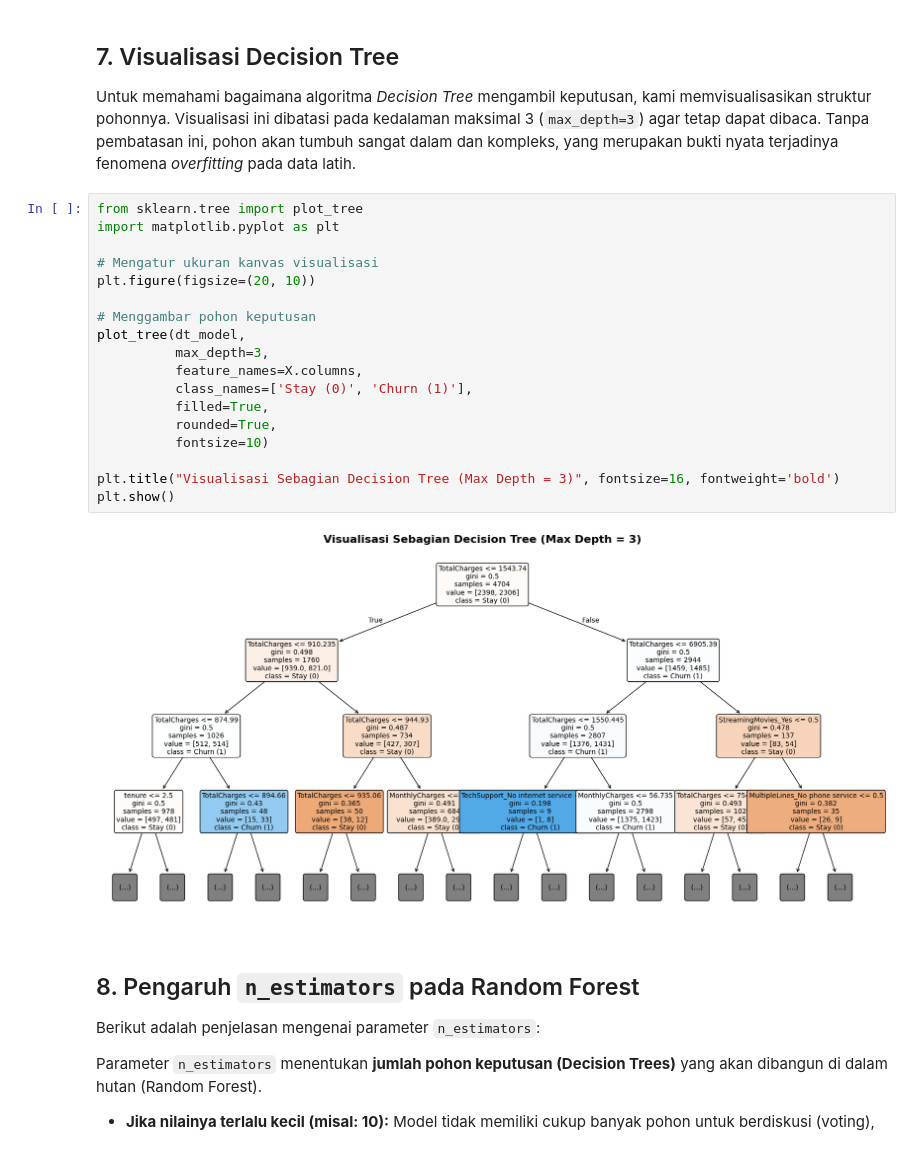
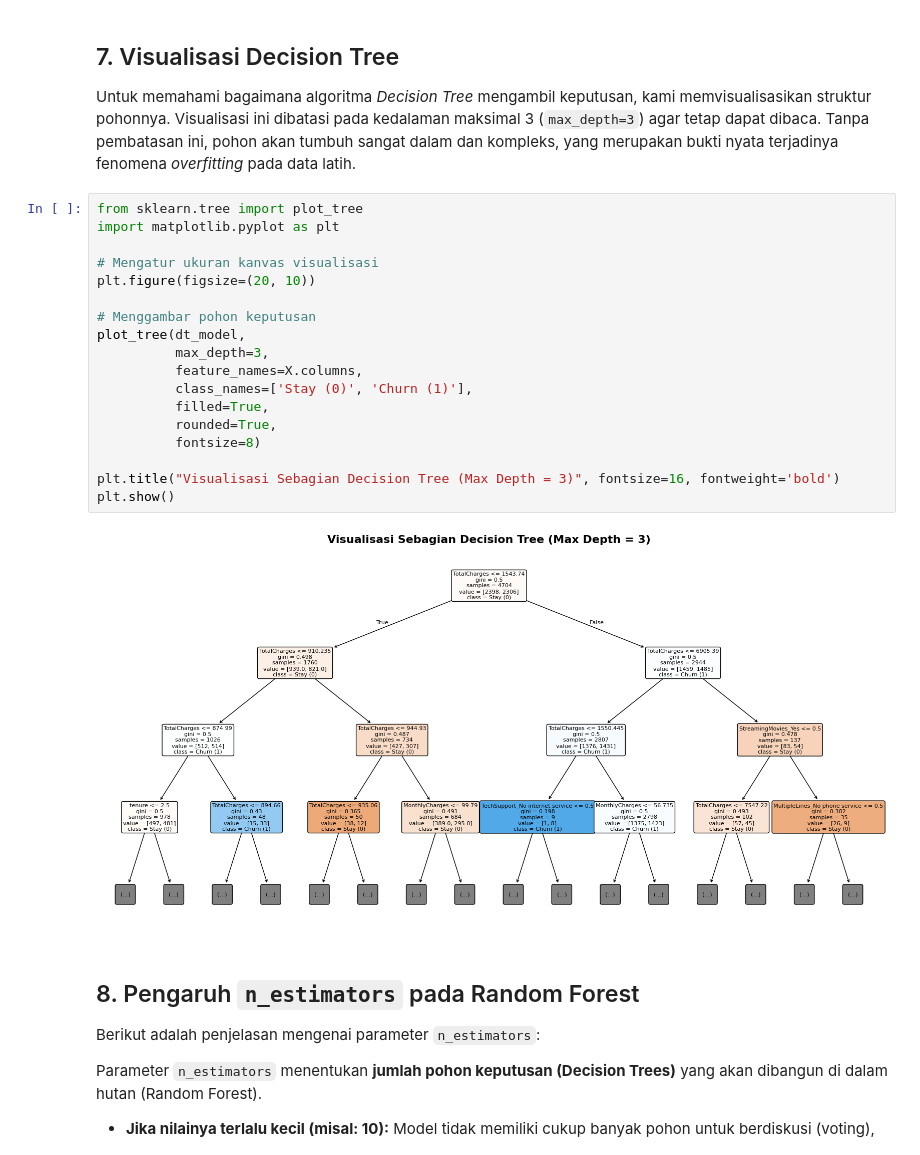
Before and after one commit to hidnira-lab/introduce-data-science, a Jupyter notebook: decision_tree_and_random_forest.ipynb, the cells around one changed output. Saved outputs shown, nothing was run; the diff lists cells and outputs as text.

```diff
--- a/decision_tree_and_random_forest.ipynb
+++ b/decision_tree_and_random_forest.ipynb
@@ -196,23 +196,23 @@ Untuk memahami bagaimana algoritma *Decision Tree* mengambil keputusan, kami mem
 # %%
 from sklearn.tree import plot_tree
 import matplotlib.pyplot as plt
 
 # Mengatur ukuran kanvas visualisasi
 plt.figure(figsize=(20, 10))
 
 # Menggambar pohon keputusan
 plot_tree(dt_model,
           max_depth=3,
           feature_names=X.columns,
           class_names=['Stay (0)', 'Churn (1)'],
           filled=True,
           rounded=True,
-          fontsize=10)
+          fontsize=8)
 
 plt.title("Visualisasi Sebagian Decision Tree (Max Depth = 3)", fontsize=16, fontweight='bold')
 plt.show()
 # %% [output]
-[figure, old version]
+[figure, new version]
 # %% [markdown]
 ## 8. Pengaruh `n_estimators` pada Random Forest
 Berikut adalah penjelasan mengenai parameter `n_estimators`:
```
